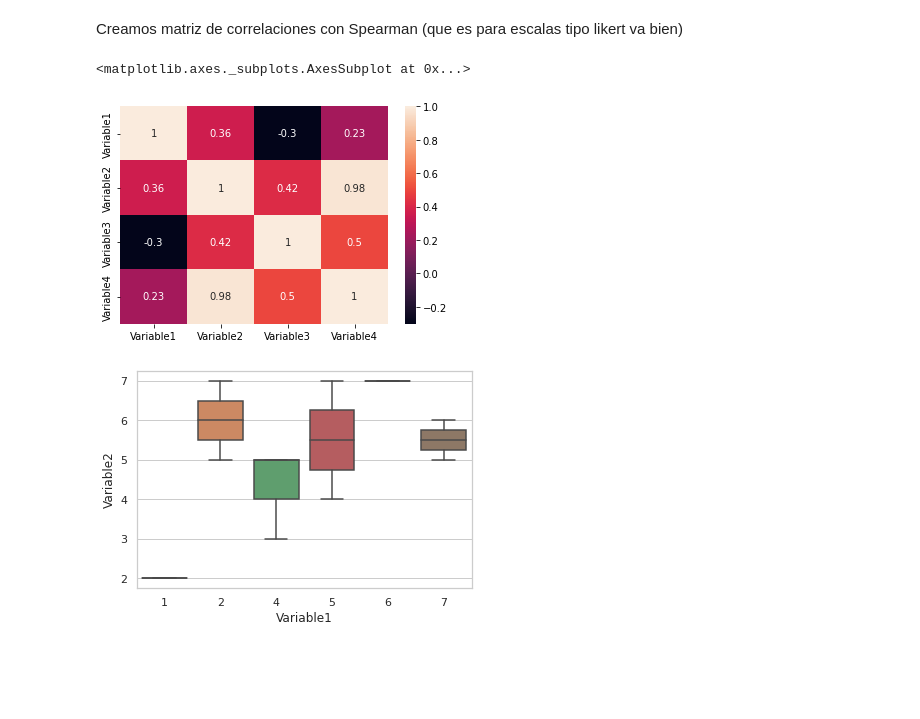
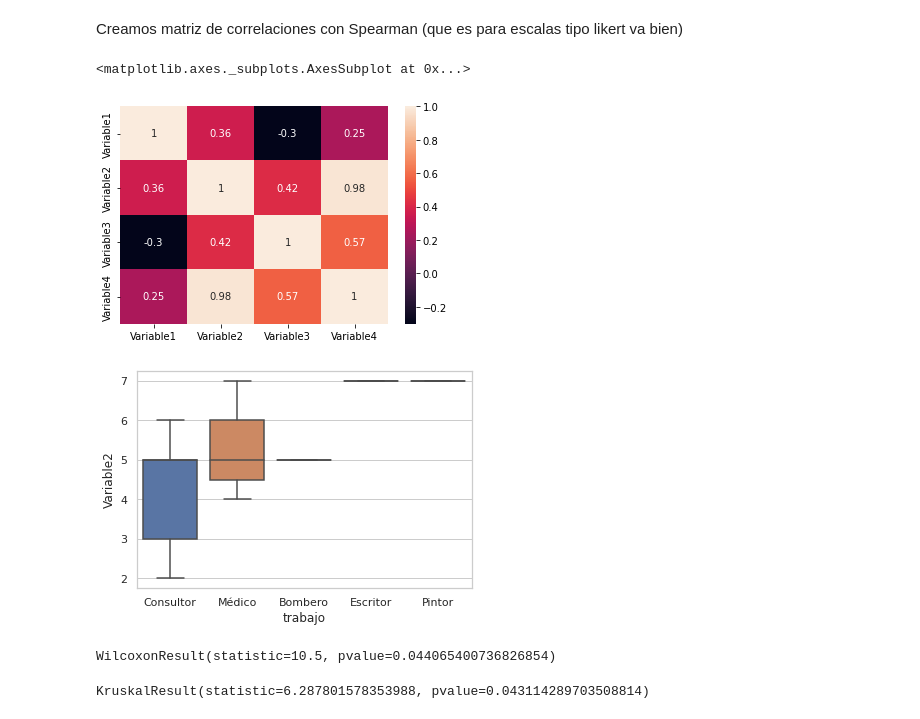
Before and after one commit to JaimeRedondo/Applications, a Jupyter notebook: Estudio_encuesta.ipynb, the cells around one changed output. Cells and saved outputs as stored; diff of their text form; code cells hidden in the pictures; blank space fills up the shorter version.

```diff
--- a/Estudio_encuesta.ipynb
+++ b/Estudio_encuesta.ipynb
@@ -9,12 +14,15 @@ Vamos a hacer un estudio de la encuesta esta
 # %%
 ### cogemos el dataframe (habrá que leerlo de algún sitio), mientras tanto me lo invento
 lst1 = ["Jaime","Raquel","Josema","Marta","Laura","Cristina","Gonzalo","Elena","Javi","Dani","Ruben"]
+trabajo = ["Consultor","Consultor","Médico","Bombero","Consultor","Médico","Escritor","Pintor","Médico","Consultor","Consultor"]
+lst2_antesde = ["Muy Desacuerdo","De Acuerdo","Muy de acuerdo","Muy de acuerdo","Muy de acuerdo","Muy de acuerdo","Muy de acuerdo",
+                "Muy en desacuerdo","Muy en desacuerdo","De Acuerdo","De Acuerdo"]
 lst2 = [1,4,5,7,7,5,6,2,2,4,4]
 lst3 = [2,3,4,5,6,7,7,7,5,5,5]
 lst4 = [2,3,1,2,3,4,4,4,6,6,6]
 lst5 = [3,2,4,5,7,9,9,9,np.nan,6,6]
 
-df = pd.DataFrame(list(zip(lst1,lst2,lst3,lst4,lst5)), columns = ['Nombre','Variable1','Variable2','Variable3','Variable4'])
+df = pd.DataFrame(list(zip(lst1,lst2,lst2_antesde,lst3,lst4,lst5,trabajo)), columns = ['Nombre','Variable1','Variable1_str','Variable2','Variable3','Variable4','trabajo'])
 # %% [markdown]
 Comprobamos la calidad de los datos
 # %%
@@ -39,0 +63,2 @@ dtype: int64
+# %%
+df['Variable1'] = df['Variable1'].apply(str)
@@ -45,11 +107,11 @@ matriz_correlaciones = df.corr(method = 'spearman')
 sns.heatmap(matriz_correlaciones,annot = True)
 # %% [output]
 <matplotlib.axes._subplots.AxesSubplot at 0x...>
-[figure, old version]
+[figure, new version]
 # %%
 ## ahora cogemos y hacemos boxplots por variables para ver cómo evolucionan
 
 sns.set_theme(style="whitegrid")
-ax = sns.boxplot(x="Variable1", y="Variable2", data=df)
+ax = sns.boxplot(x="trabajo", y="Variable2", data=df)
 # %% [output]
-[figure, old version]
+[figure, new version]
@@ -55,0 +120,27 @@ ax = sns.boxplot(x="Variable1", y="Variable2", data=df)
+# %%
+## wilcoxon (para dos grupos y es no paramétrica --> mejor para cuando hay pocos datos como es nuestro caso), un ejemplo sería algo así entre dos grupos
+
+group1 = [20, 23, 21, 25, 18, 17, 18, 24, 20, 24, 23, 19]
+group2 = [24, 25, 21, 22, 23, 18, 17, 28, 24, 27, 21, 23]
+
+import scipy.stats as stats
+
+#perform the Wilcoxon-Signed Rank Test
+stats.wilcoxon(group1, group2)
+
+## y si el p-valor es menor que 0.05 significa que la probabilidsad de que sean independientes esos dos grupos es menor que 5%, con lo cual se acepta
+## la hipotesis alternativa que es que son dependientes las dos variables
+# %% [output]
+WilcoxonResult(statistic=10.5, pvalue=0.044065400736826854)
+# %%
+## krsukal sería para mas de dos grupos , equivale al ANOVA de una vía cuando no hay normalidad. La interpretación del p valor es análoga
+## a wilcoxon, ve si medianas son iguales entre grupos (son independientes) o si hay diferencia significativa si p-valor < 0.05
+
+grupo1 = [7, 14, 14, 13, 12, 9, 6, 14, 12, 8]
+grupo2 = [15, 17, 13, 15, 15, 13, 9, 12, 10, 8]
+grupo3 = [6, 8, 8, 9, 5, 14, 13, 8, 10, 9]
+
+# realizar la prueba de Kruskal-Wallis
+stats.kruskal (grupo1, grupo2, grupo3)
+# %% [output]
+KruskalResult(statistic=6.287801578353988, pvalue=0.043114289703508814)
```
Also changed, not shown: parts of 13 cells of this notebook.
